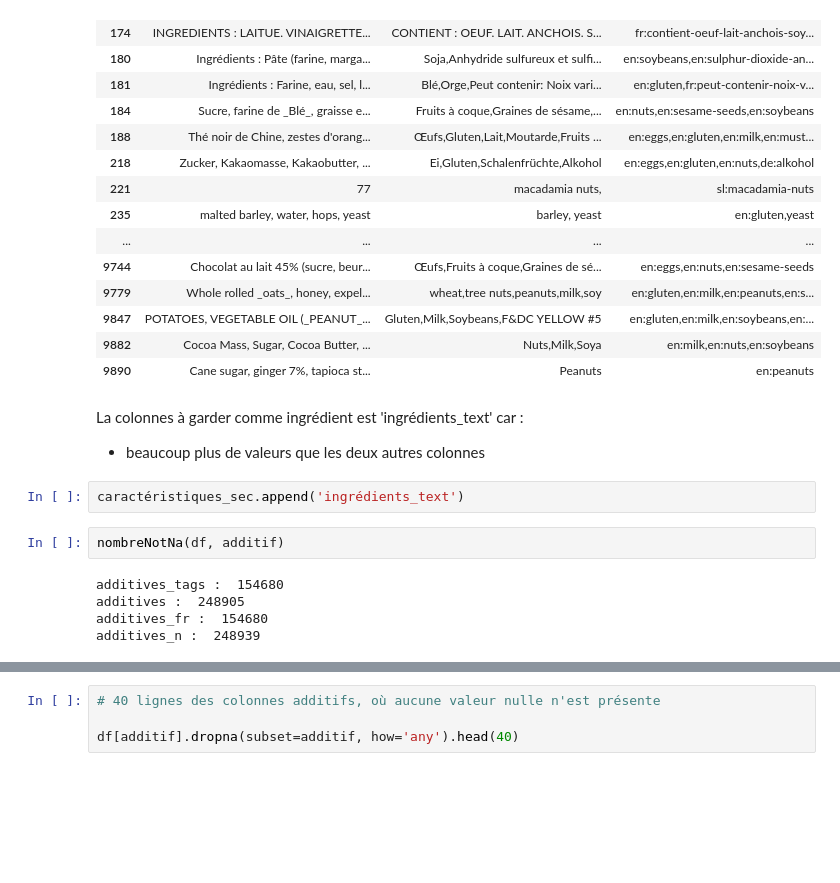
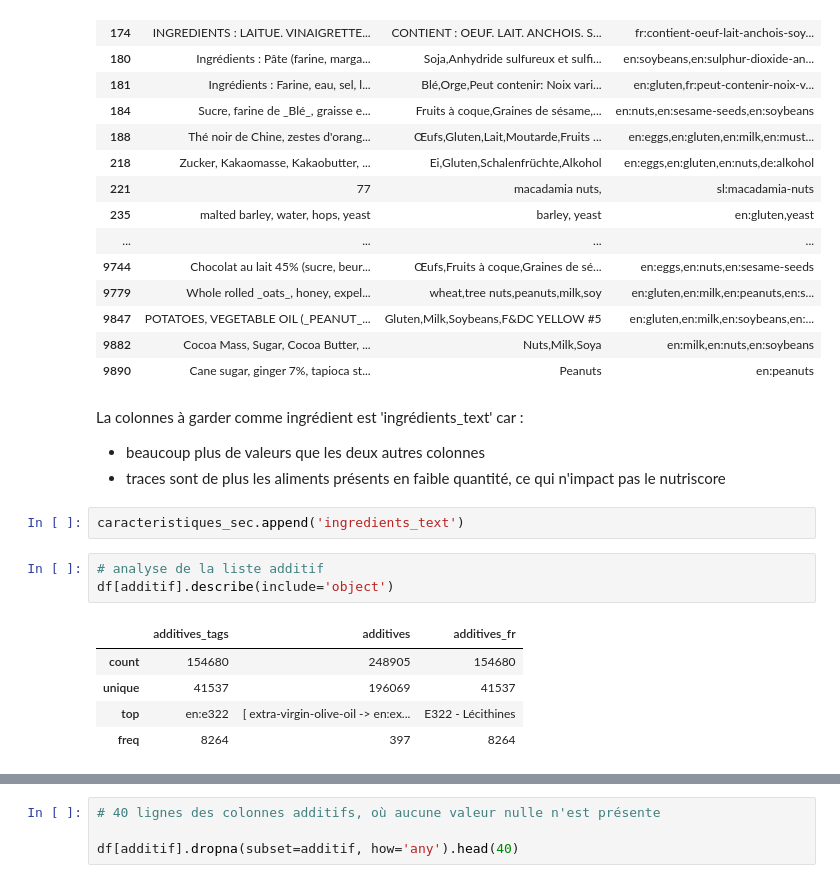
Before and after one commit to Nacim-B/Sante_Publique_France, a Jupyter notebook: Sante_Publique.ipynb, the cells around one changed output, grey strips where cells are left out. Cells and saved outputs as stored; diff of their text form; blank space fills up the shorter version.

Commit message:
fin choix caract secondaires

```diff
--- a/Sante_Publique.ipynb
+++ b/Sante_Publique.ipynb
@@ -182,12 +178,15 @@ df[ingredient].dropna(subset=ingredient, how='any').head(40)
 # %% [markdown]
 La colonnes à garder comme ingrédient est 'ingrédients_text' car :
   - beaucoup plus de valeurs que les deux autres colonnes
+  - traces sont de plus les aliments présents en faible quantité, ce qui n'impact pas le nutriscore
-# %%
-caractéristiques_sec.append('ingrédients_text')
-# %%
-nombreNotNa(df, additif)
-# %% [output]
-additives_tags :  154680
-additives :  248905
-additives_fr :  154680
-additives_n :  248939
+# %%
+caracteristiques_sec.append('ingredients_text')
+# %%
+# analyse de la liste additif
+df[additif].describe(include='object')
+# %% [output]
+|  | additives_tags | additives | additives_fr |
+| count | 154680 | 248905 | 154680 |
+| unique | 41537 | 196069 | 41537 |
+| top | en:e322 | [ extra-virgin-olive-oil -> en:ex... | E322 - Lécithines |
+| freq | 8264 | 397 | 8264 |
```
Also changed, not shown: parts of 22 cells of this notebook.
